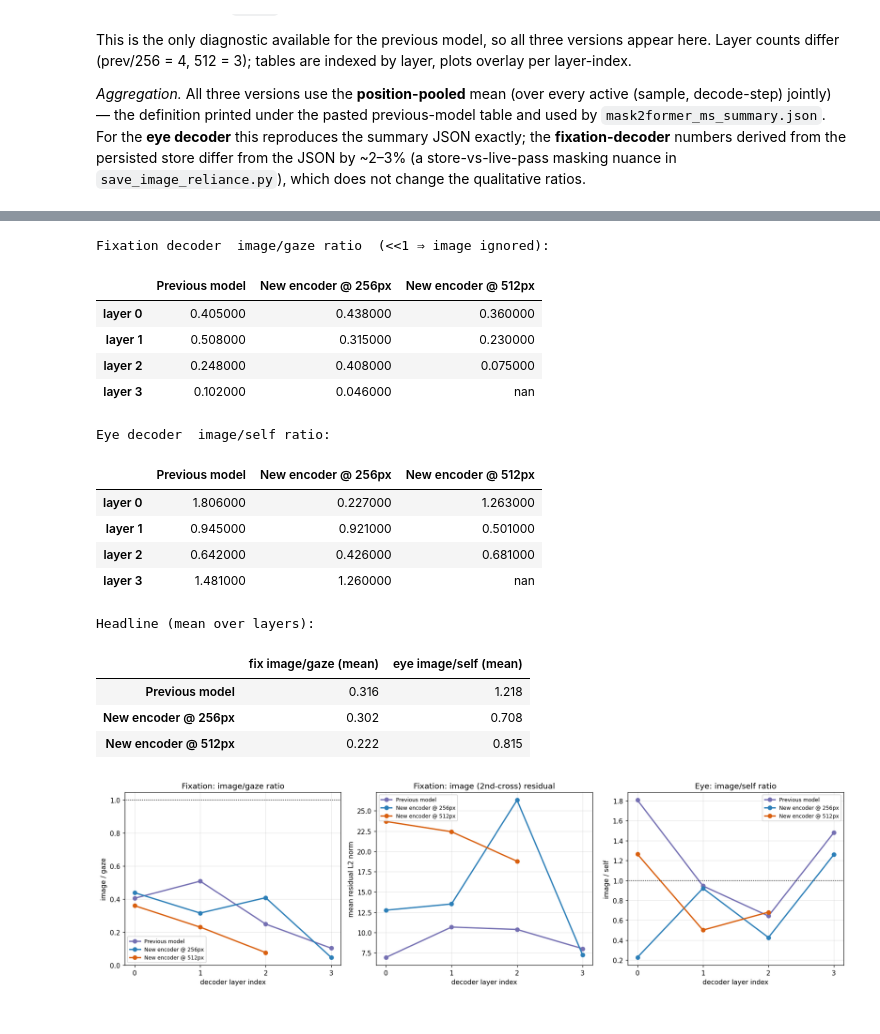
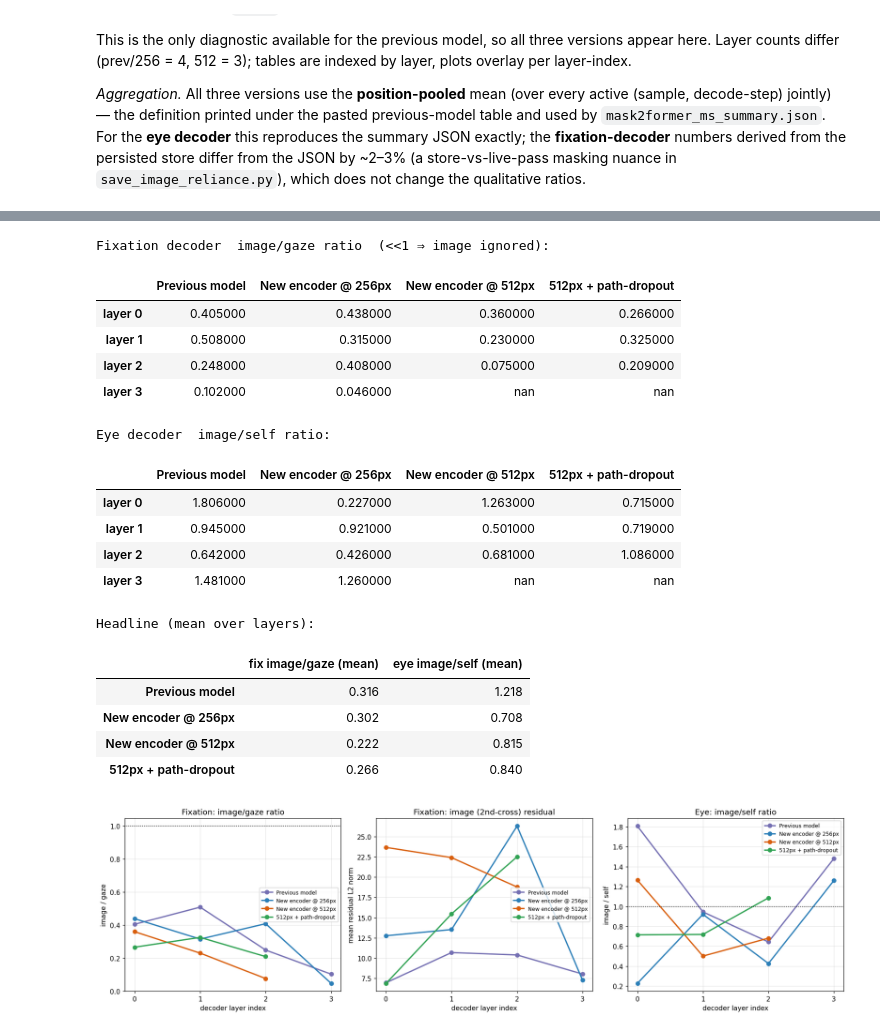
Before and after one commit to Leo00010011/From-Noisy-Eye-Tracking-To-Scanpath, a Jupyter notebook: src/notebooks/image_reliance_report.ipynb, the cells around one changed output, grey strips where cells are left out. Saved outputs shown, nothing was run; the diff lists cells and outputs as text; code cells hidden in the pictures.

```diff
--- a/src/notebooks/image_reliance_report.ipynb
+++ b/src/notebooks/image_reliance_report.ipynb
@@ -221,8 +235,8 @@ Not captured for the previous model. Note the per-level resolutions differ betwe
 cmap = LinearSegmentedColormap.from_list("gyr", ["#b2182b", "#fee08b", "#1a9850"])
 
 # One row of heatmaps per version: [fixation decoder | eye decoder], shared 0..100 scale.
-fig, axes = plt.subplots(2, 2, figsize=(12, 9))
-for row, k in enumerate(("256", "512")):
+fig, axes = plt.subplots(len(LIVE_KEYS), 2, figsize=(12, 4.5 * len(LIVE_KEYS)), squeeze=False)
+for row, k in enumerate(LIVE_KEYS):
     v = VER[k]; D = v["D"]; LL = v["level_labels"]; nlvl = v["n_lvl"]
     for col, (name, ir_key, nl) in enumerate(
             [("Fixation decoder", "dec_inrange", v["n_dec"]),
@@ -244,7 +258,7 @@ plt.tight_layout(); plt.show()
 # %%
 # ── Full table: one row per (version, module, layer, resolution-index) ──
 rows = []
-for k in ("256", "512"):
+for k in LIVE_KEYS:
     v = VER[k]; D = v["D"]; LL = v["level_labels"]
     for name, ir_key, nl in [("Fixation decoder", "dec_inrange", v["n_dec"]),
                              ("Eye decoder", "eye_inrange", v["n_eye"])]:
@@ -312,9 +326,9 @@ def eye_table(v):
     }, index=[f"layer {i}" for i in range(n)])
     return df
 
-for v in (PREV, VER["256"], VER["512"]):
+for v in RES_VERSIONS:
     print(f"=== {v['label']} — fixation decoder ==="); display(fix_table(v).round(3))
-for v in (PREV, VER["256"], VER["512"]):
+for v in RES_VERSIONS:
     print(f"=== {v['label']} — eye decoder ===");      display(eye_table(v).round(3))
 # %% [output]
 === Previous model — fixation decoder ===
@@ -355,7 +370,7 @@ for v in (PREV, VER["256"], VER["512"]):
 # ── Side-by-side ratio tables (layer × version); the headline "is the image used?" numbers ──
 def ratio_frame(getter):
     cols = {}
-    for v in (PREV, VER["256"], VER["512"]):
+    for v in RES_VERSIONS:
         cols[v["label"]] = pd.Series(getter(v),
                                      index=[f"layer {i}" for i in range(len(getter(v)))])
     return pd.DataFrame(cols)
@@ -370,49 +385,51 @@ display(eye_ratio.round(3).style.background_gradient(cmap="RdYlGn", axis=None))
 # Mean-over-layers headline per version
 summary = pd.DataFrame({
     "fix image/gaze (mean)": {v["label"]: np.mean(v["fix"]["image"] / v["fix"]["gaze"])
-                              for v in (PREV, VER["256"], VER["512"])},
+                              for v in RES_VERSIONS},
     "eye image/self (mean)": {v["label"]: np.mean(v["eye"]["image"] / v["eye"]["self"])
-                              for v in (PREV, VER["256"], VER["512"])},
+                              for v in RES_VERSIONS},
 })
 print("Headline (mean over layers):"); display(summary.round(3))
 # %% [output]
 Fixation decoder  image/gaze ratio  (<<1 ⇒ image ignored):
-|  | Previous model | New encoder @ 256px | New encoder @ 512px |
-| layer 0 | 0.405000 | 0.438000 | 0.360000 |
-| layer 1 | 0.508000 | 0.315000 | 0.230000 |
-| layer 2 | 0.248000 | 0.408000 | 0.075000 |
-| layer 3 | 0.102000 | 0.046000 | nan |
+|  | Previous model | New encoder @ 256px | New encoder @ 512px | 512px + path-dropout |
+| layer 0 | 0.405000 | 0.438000 | 0.360000 | 0.266000 |
+| layer 1 | 0.508000 | 0.315000 | 0.230000 | 0.325000 |
+| layer 2 | 0.248000 | 0.408000 | 0.075000 | 0.209000 |
+| layer 3 | 0.102000 | 0.046000 | nan | nan |
 Eye decoder  image/self ratio:
-|  | Previous model | New encoder @ 256px | New encoder @ 512px |
-| layer 0 | 1.806000 | 0.227000 | 1.263000 |
-| layer 1 | 0.945000 | 0.921000 | 0.501000 |
-| layer 2 | 0.642000 | 0.426000 | 0.681000 |
-| layer 3 | 1.481000 | 1.260000 | nan |
+|  | Previous model | New encoder @ 256px | New encoder @ 512px | 512px + path-dropout |
+| layer 0 | 1.806000 | 0.227000 | 1.263000 | 0.715000 |
+| layer 1 | 0.945000 | 0.921000 | 0.501000 | 0.719000 |
+| layer 2 | 0.642000 | 0.426000 | 0.681000 | 1.086000 |
+| layer 3 | 1.481000 | 1.260000 | nan | nan |
 Headline (mean over layers):
 |  | fix image/gaze (mean) | eye image/self (mean) |
 | Previous model | 0.316 | 1.218 |
 | New encoder @ 256px | 0.302 | 0.708 |
 | New encoder @ 512px | 0.222 | 0.815 |
+| 512px + path-dropout | 0.266 | 0.840 |
 # %%
-# ── Overlay plots across the three versions ──
+# ── Overlay plots across all versions ──
 fig, axes = plt.subplots(1, 3, figsize=(16, 4.6))
+MAX_L = max(len(v["fix"]["image"]) for v in RES_VERSIONS)
 
 def overlay(ax, getter, title, ylabel):
-    for v in (PREV, VER["256"], VER["512"]):
+    for v in RES_VERSIONS:
         y = getter(v); x = np.arange(len(y))
         ax.plot(x, y, marker="o", lw=2, color=COLORS[v["key"]], label=v["label"])
-    ax.set_xticks(np.arange(4)); ax.set_xlabel("decoder layer index")
+    ax.set_xticks(np.arange(MAX_L)); ax.set_xlabel("decoder layer index")
     ax.set_ylabel(ylabel); ax.set_title(title); ax.legend(fontsize=8)
 
 overlay(axes[0], lambda v: v["fix"]["image"] / v["fix"]["gaze"],
         "Fixation: image/gaze ratio", "image / gaze")
 axes[0].axhline(1.0, color="k", ls=":", lw=1)
 overlay(axes[1], lambda v: v["fix"]["image"],
         "Fixation: image (2nd-cross) residual", "mean residual L2 norm")
 overlay(axes[2], lambda v: v["eye"]["image"] / v["eye"]["self"],
         "Eye: image/self ratio", "image / self")
 axes[2].axhline(1.0, color="k", ls=":", lw=1)
 plt.tight_layout(); plt.show()
 # %% [output]
-[figure, old version]
+[figure, new version]
 # %%
```
Also changed, not shown: parts of 9 cells of this notebook, 11 other files.
